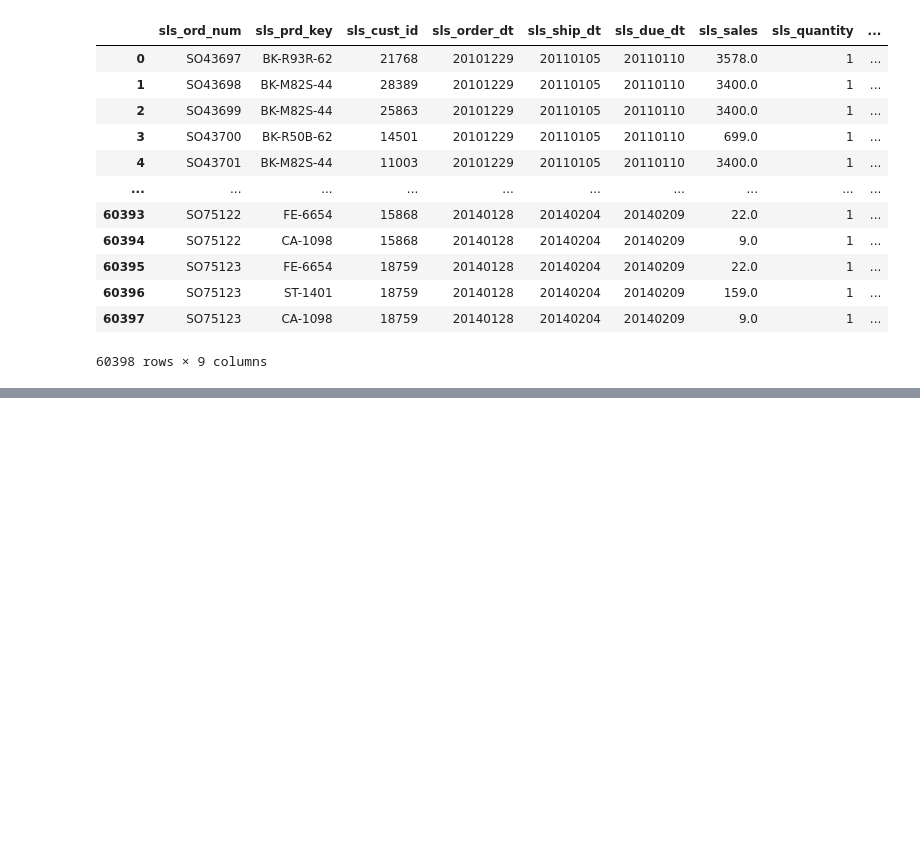
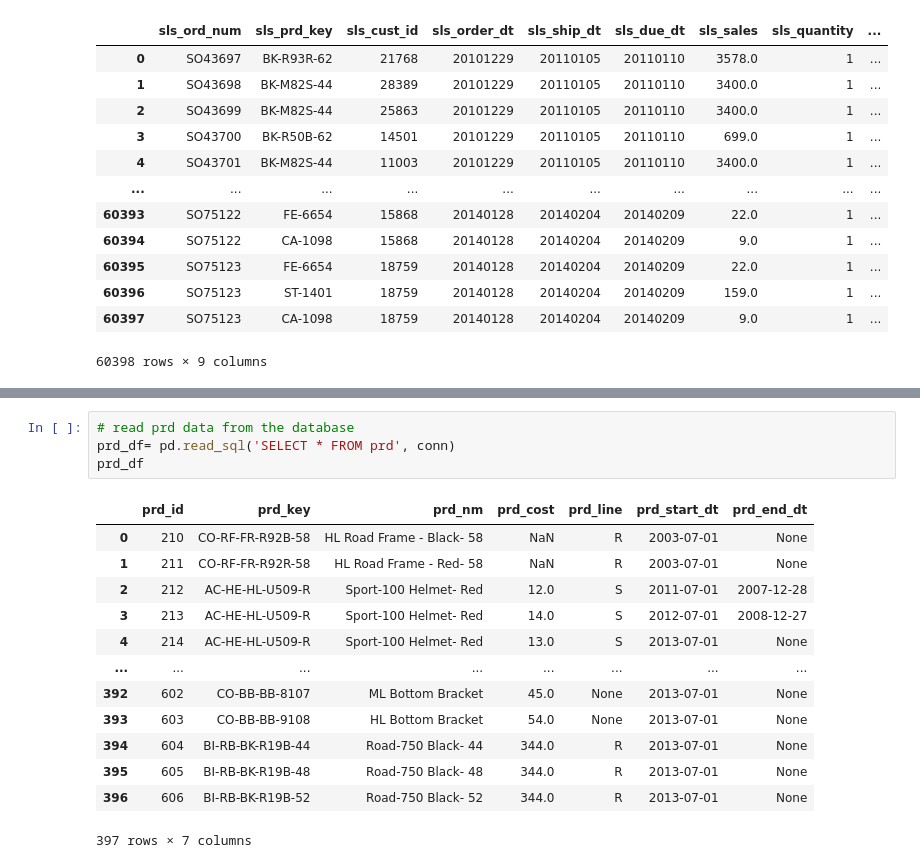
Before and after one commit to chrisjallaine/CloudComputingDataEngineeringActivity, a Jupyter notebook: toRender_Final.ipynb, the cells around one changed output, grey strips where cells are left out. Cells and saved outputs as stored; diff of their text form; blank space fills up the shorter version.

```diff
--- a/toRender_Final.ipynb
+++ b/toRender_Final.ipynb
@@ -361,0 +213,18 @@ sales_df.to_sql('hardware_sales', conn, if_exists='replace', index=False)
+# %%
+# read prd data from the database
+prd_df= pd.read_sql('SELECT * FROM prd', conn)
+prd_df
+# %% [output]
+|  | prd_id | prd_key | prd_nm | prd_cost | prd_line | prd_start_dt | prd_end_dt |
+| 0 | 210 | CO-RF-FR-R92B-58 | HL Road Frame - Black- 58 | NaN | R | 2003-07-01 | None |
+| 1 | 211 | CO-RF-FR-R92R-58 | HL Road Frame - Red- 58 | NaN | R | 2003-07-01 | None |
+| 2 | 212 | AC-HE-HL-U509-R | Sport-100 Helmet- Red | 12.0 | S | 2011-07-01 | 2007-12-28 |
+| 3 | 213 | AC-HE-HL-U509-R | Sport-100 Helmet- Red | 14.0 | S | 2012-07-01 | 2008-12-27 |
+| 4 | 214 | AC-HE-HL-U509-R | Sport-100 Helmet- Red | 13.0 | S | 2013-07-01 | None |
+| ... | ... | ... | ... | ... | ... | ... | ... |
+| 392 | 602 | CO-BB-BB-8107 | ML Bottom Bracket | 45.0 | None | 2013-07-01 | None |
+| 393 | 603 | CO-BB-BB-9108 | HL Bottom Bracket | 54.0 | None | 2013-07-01 | None |
+| 394 | 604 | BI-RB-BK-R19B-44 | Road-750 Black- 44 | 344.0 | R | 2013-07-01 | None |
+| 395 | 605 | BI-RB-BK-R19B-48 | Road-750 Black- 48 | 344.0 | R | 2013-07-01 | None |
+| 396 | 606 | BI-RB-BK-R19B-52 | Road-750 Black- 52 | 344.0 | R | 2013-07-01 | None |
+397 rows × 7 columns
```
Also changed, not shown: parts of 32 cells of this notebook, 6 other files.
